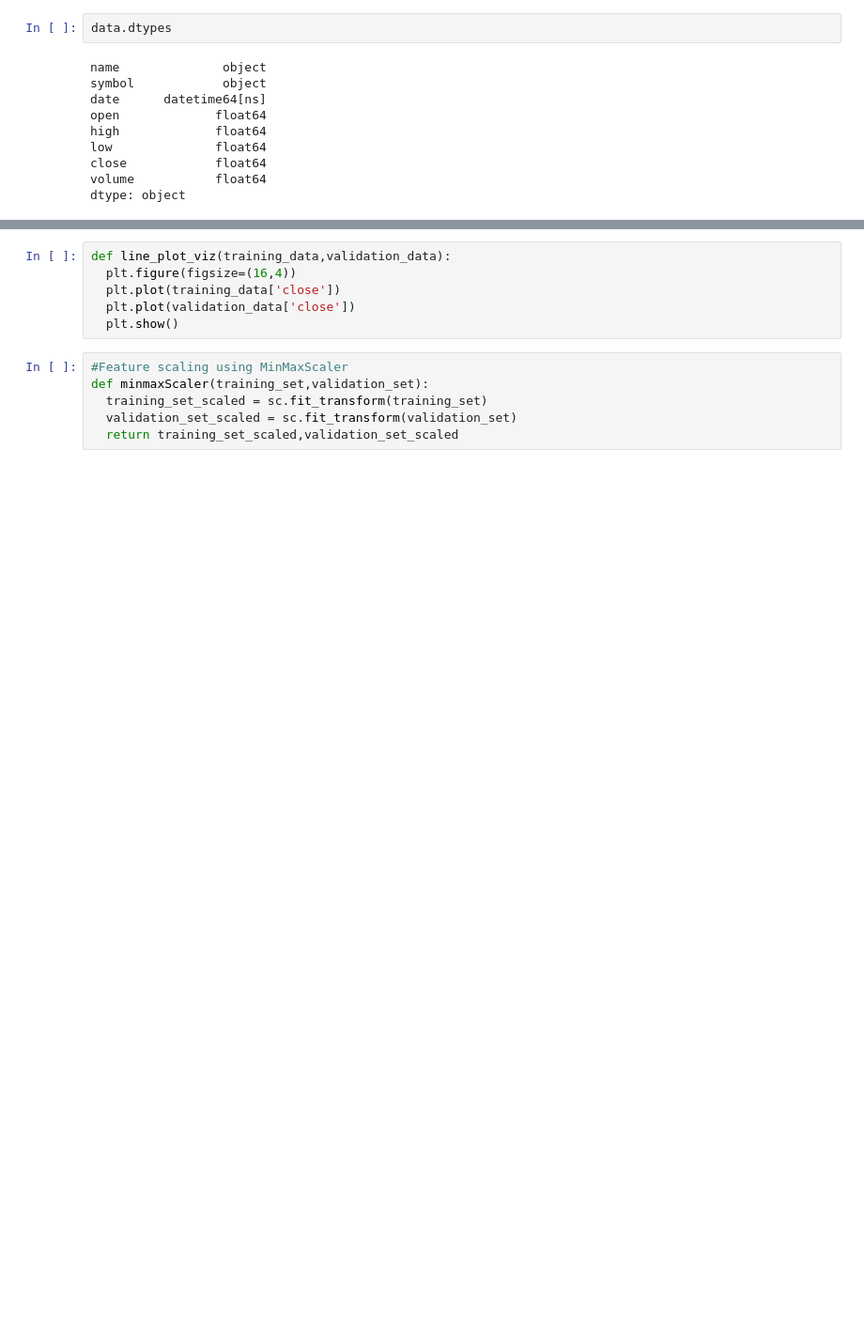
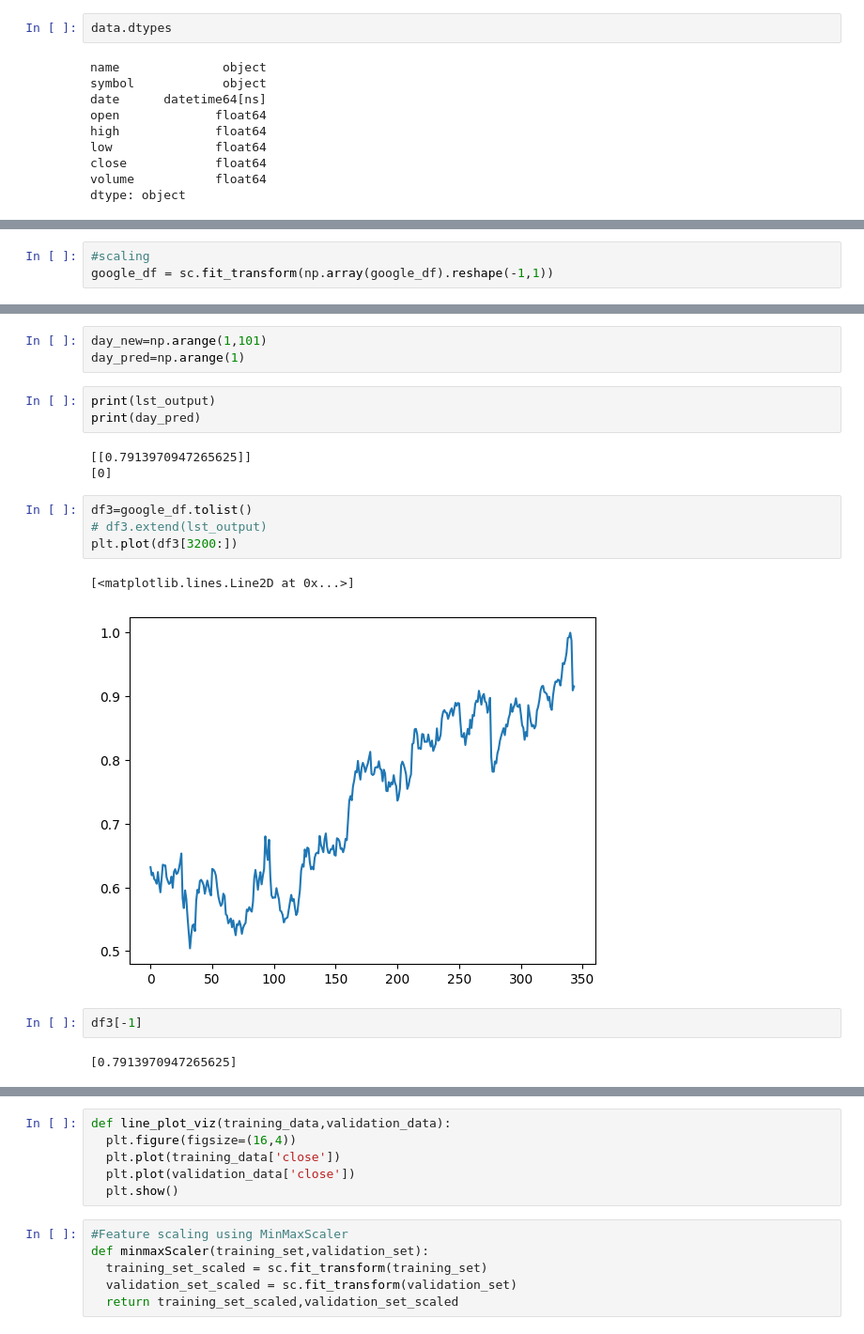
Before and after one commit to urusha-shrestha/stock_price_prediction, a Jupyter notebook: FinVest_Model.ipynb, the cells around one changed output, grey strips where cells are left out. Shown at 94% size. Saved outputs shown, nothing was run; the diff lists cells and outputs as text; blank space fills up the shorter version.

```diff
--- a/FinVest_Model.ipynb
+++ b/FinVest_Model.ipynb
@@ -108,0 +132,3 @@ dtype: object
+# %%
+#scaling
+google_df = sc.fit_transform(np.array(google_df).reshape(-1,1))
@@ -108,0 +334,20 @@ dtype: object
+# %%
+day_new=np.arange(1,101)
+day_pred=np.arange(1)
+# %%
+print(lst_output)
+print(day_pred)
+# %% [output]
+[[0.7913970947265625]]
+[0]
+# %%
+df3=google_df.tolist()
+# df3.extend(lst_output)
+plt.plot(df3[3200:])
+# %% [output]
+[<matplotlib.lines.Line2D at 0x...>]
+[figure, added]
+# %%
+df3[-1]
+# %% [output]
+[0.7913970947265625]
```
Also changed, not shown: parts of 27 cells of this notebook.
